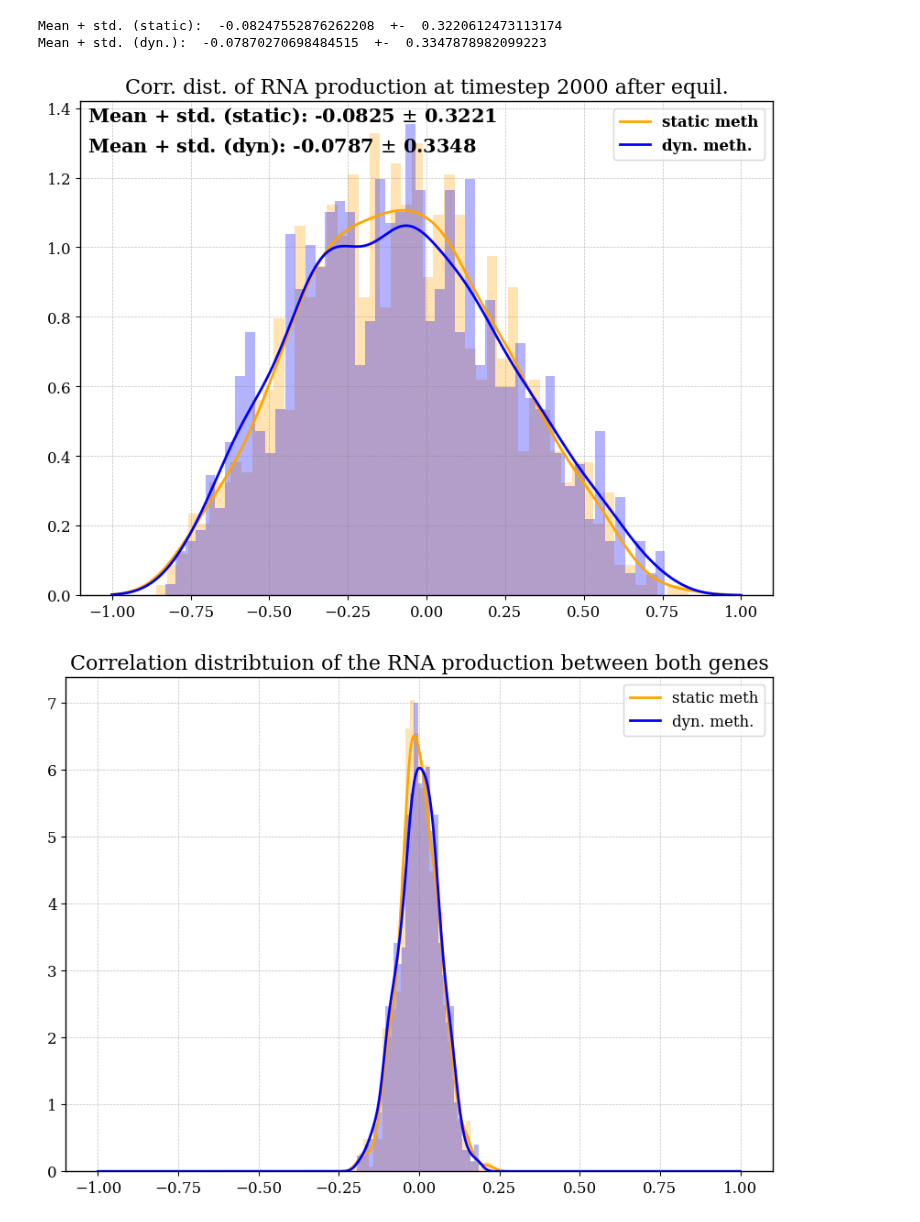
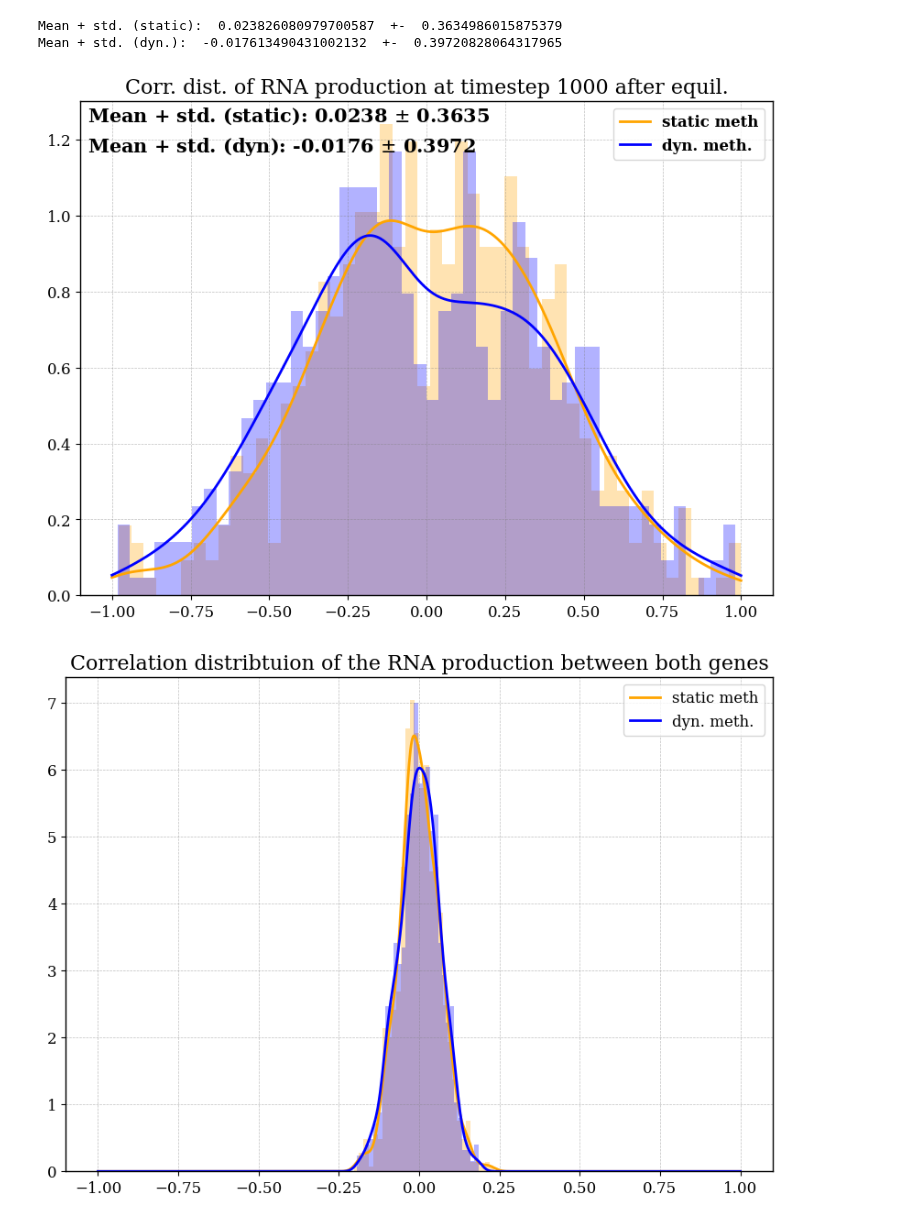
Before and after one commit to RicemanBoy/trafficRNA, a Jupyter notebook: trafficRNA.ipynb, the cells around one changed output. Cells and saved outputs as stored; diff of their text form; code cells hidden in the pictures.

```diff
--- a/trafficRNA.ipynb
+++ b/trafficRNA.ipynb
@@ -10,9 +10,9 @@ from utils.simulation import *
 # %%
 #Work here with the defined classes in simulation2.py
 
-n = 5
+n = 1
 
-p1, m_on, m_off = 0.03, 0.1, 0.1
+p1, m_on, m_off = 0.01, 0.1, 0.1
 
 # gene1 = gene(3, boxes, p1, p2)
 # gene2 = gene(3, boxes, p1, p2)
@@ -69,0 +70,21 @@ print(avg_corr)
+# %%
+fano1, fano2, fano1_m, fano2_m = [], [], [], []
+
+for i, val in enumerate(avg1):
+    fano1.append(val/(std1[i]**2))
+    fano1_m.append(avg1m[i]/(std1m[i]**2))
+    fano2.append(avg2[i]/(std2[i]**2))
+    fano2_m.append(avg2m[i]/(std2m[i]**2))
+
+time = simu.timeline
+
+
+fig, ax = plt.subplots(figsize=(8,6))
+ax.plot(time, fano1, label="Fano of gene1 (s)")
+ax.plot(time, fano2, label="Fano of gene2 (s)")
+ax.plot(time, fano1_m, label="Fano of gene1 (d)")
+ax.plot(time, fano2_m, label="Fano of gene2 (d)")
+plt.legend(prop={'weight': "bold"})
+plt.title("Fano Factor for genes with {} boxes".format(n), fontweight="bold")
+#plt.savefig("figures/fano4.png", dpi=300)
+plt.show()
@@ -70,48 +93,48 @@ print(avg_corr)
 # %%
 mod_corrx, mod_corrxm = corrx.T, corrxm.T
 
-time = 2000
+time = 1000
 
 corr1 = mod_corrx[:][time]
 corrm1 = mod_corrxm[:][time]
 
 hmm_corr1 = [i for i in corr1 if np.abs(i)>0]
 hmm_corrm1 = [i for i in corrm1 if np.abs(i)>0]
 
-m1, std1 = np.mean(hmm_corr1), np.std(hmm_corr1)
-print("Mean + std. (static): ", m1, " +- ", std1)
+m1, stdd1 = np.mean(hmm_corr1), np.std(hmm_corr1)
+print("Mean + std. (static): ", m1, " +- ", stdd1)
 
-m2, std2 = np.mean(hmm_corrm1), np.std(hmm_corrm1)
-print("Mean + std. (dyn.): ", m2, " +- ", std2)
+m2, stdd2 = np.mean(hmm_corrm1), np.std(hmm_corrm1)
+print("Mean + std. (dyn.): ", m2, " +- ", stdd2)
 
 kde = stats.gaussian_kde(hmm_corr1)
 
 kde_m = stats.gaussian_kde(hmm_corrm1)
 
 xx = np.linspace(-1,1, 1000)
 fig, ax = plt.subplots(figsize=(8,6))
 
 ax.hist(hmm_corr1, density=True, bins=50, alpha=0.3, color="orange")
 ax.hist(hmm_corrm1, density=True, bins=50, alpha=0.3, color="blue")
 ax.plot(xx, kde(xx), label="static meth", color="orange")
 ax.plot(xx, kde_m(xx), label="dyn. meth.", color="blue")
 
 kwargs = {"ha":"left", "va":"top", "transform":ax.transAxes, "fontsize":15, "fontweight":"bold"}
 
-ax.text(0.01, 0.99, r"Mean + std. (static): {} $\pm$ {}".format(round(m1,4), round(std1,4)), kwargs)
-ax.text(0.01, 0.93, r"Mean + std. (dyn): {} $\pm$ {}".format(round(m2,4), round(std2,4)), kwargs)
+ax.text(0.01, 0.99, r"Mean + std. (static): {} $\pm$ {}".format(round(m1,4), round(stdd1,4)), kwargs)
+ax.text(0.01, 0.93, r"Mean + std. (dyn): {} $\pm$ {}".format(round(m2,4), round(stdd2,4)), kwargs)
 
 # ax.hist(hmm_corr1+hmm_corrm1, density=True, bins=50, alpha=0.3, color="red")
 # ax.plot(xx, (kde(xx)+kde_m(xx))/2, label="all", color="red")
 
 plt.legend(prop={'weight': "bold"})
 plt.title("Corr. dist. of RNA production at timestep {} after equil.".format(time))
 #plt.savefig("figures/corr50.png", dpi=300)
 plt.show()
 # %% [output]
-Mean + std. (static):  -0.08247552876262208  +-  0.3220612473113174
-Mean + std. (dyn.):  -0.07870270698484515  +-  0.3347878982099223
+Mean + std. (static):  0.023826080979700587  +-  0.3634986015875379
+Mean + std. (dyn.):  -0.017613490431002132  +-  0.39720828064317965
-[figure, old version]
+[figure, new version]
 # %%
 corrm1 = [i for i in corrm if i != 0]
 
```
Also changed, not shown: parts of 5 cells of this notebook, 5 other files.
